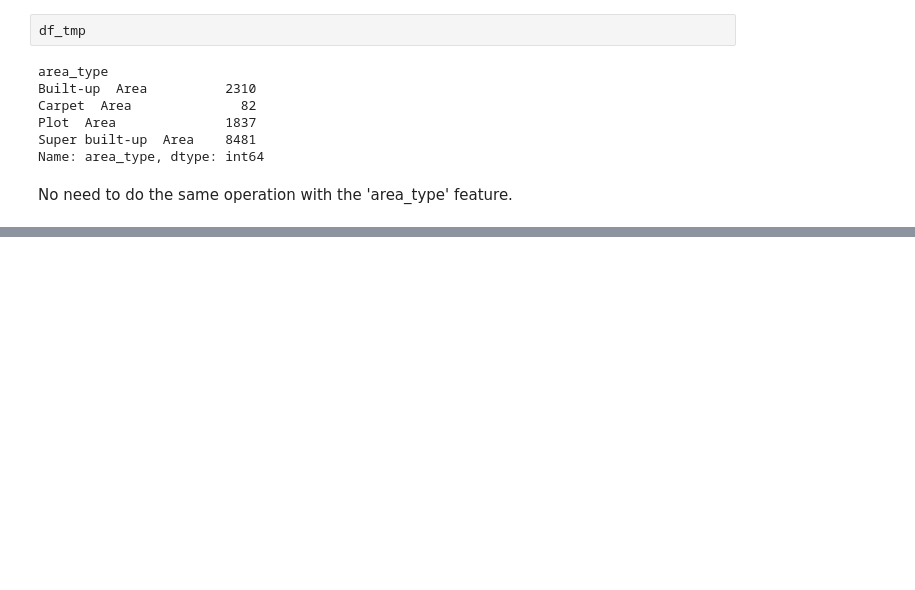
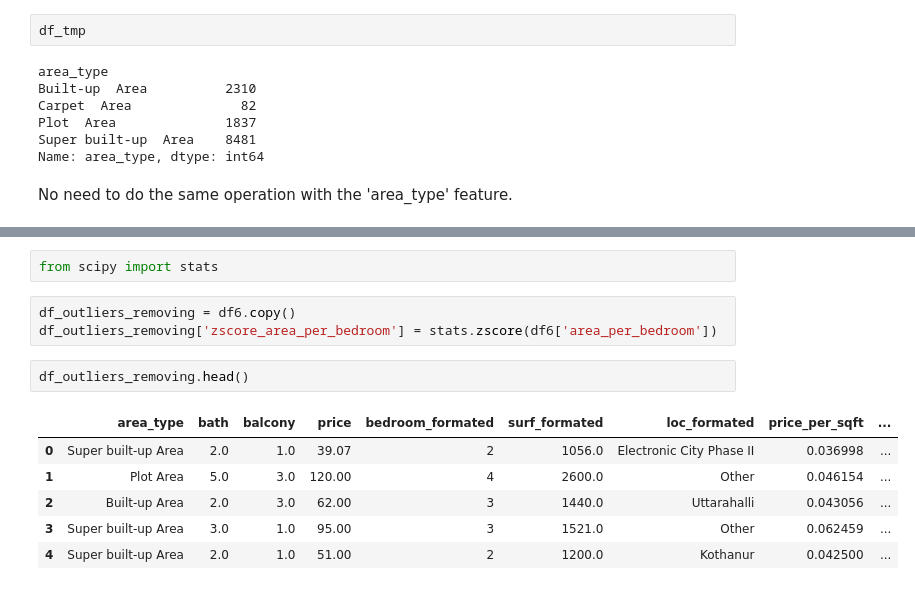
Before and after one commit to Clement1103/data_science_projects, a Jupyter notebook: house_price_prediction.ipynb, the cells around one changed output, grey strips where cells are left out. Drawn from its saved outputs; the diff is of its cells as text; blank space fills up the shorter version.

```diff
--- a/house_price_prediction.ipynb
+++ b/house_price_prediction.ipynb
@@ -247,0 +241,14 @@ The dataset is well-formated. We still have to remove the outliers in order to i
+# %%
+from scipy import stats
+# %%
+df_outliers_removing = df6.copy()
+df_outliers_removing['zscore_area_per_bedroom'] = stats.zscore(df6['area_per_bedroom'])
+# %%
+df_outliers_removing.head()
+# %% [output]
+|  | area_type | bath | balcony | price | bedroom_formated | surf_formated | loc_formated | price_per_sqft | ... |
+| 0 | Super built-up Area | 2.0 | 1.0 | 39.07 | 2 | 1056.0 | Electronic City Phase II | 0.036998 | ... |
+| 1 | Plot Area | 5.0 | 3.0 | 120.00 | 4 | 2600.0 | Other | 0.046154 | ... |
+| 2 | Built-up Area | 2.0 | 3.0 | 62.00 | 3 | 1440.0 | Uttarahalli | 0.043056 | ... |
+| 3 | Super built-up Area | 3.0 | 1.0 | 95.00 | 3 | 1521.0 | Other | 0.062459 | ... |
+| 4 | Super built-up Area | 2.0 | 1.0 | 51.00 | 2 | 1200.0 | Kothanur | 0.042500 | ... |
```
Also changed, not shown: parts of 21 cells of this notebook, 1 other file.
